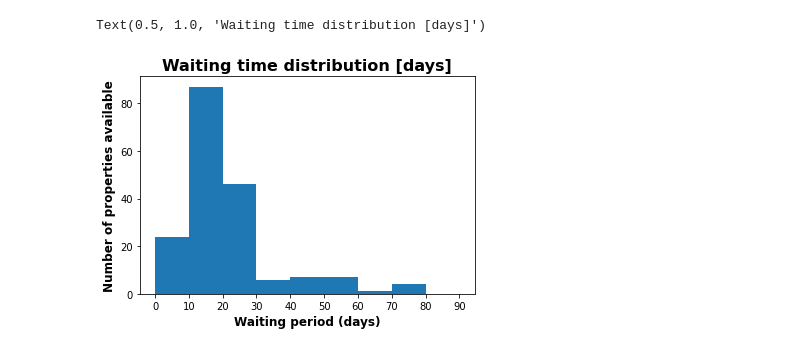
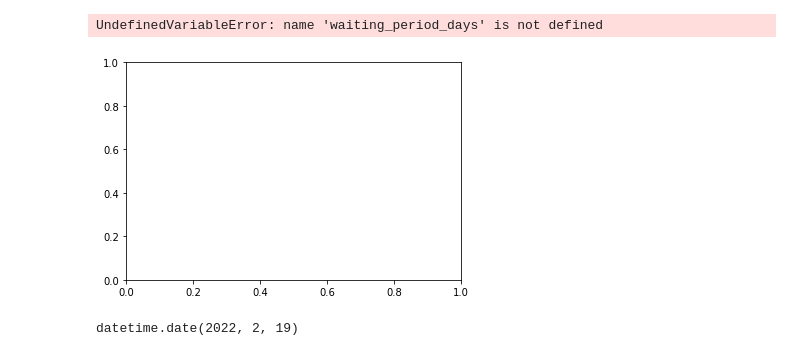
Before and after one commit to ManuelJua/zoopla_property_analysis, a Jupyter notebook: zoopla_scraper/zoopla_scraper/spiders/data_zoopla_analysis.ipynb, the cells around one changed output. Saved outputs shown, nothing was run; the diff lists cells and outputs as text; code cells hidden in the pictures.

Commit message:
Adding zoopla_edinburgh.csv, zoopla_cleaning.py and automating.bat

```diff
--- a/zoopla_scraper/zoopla_scraper/spiders/data_zoopla_analysis.ipynb
+++ b/zoopla_scraper/zoopla_scraper/spiders/data_zoopla_analysis.ipynb
@@ -2,8 +2,9 @@
 import pandas as pd
 import numpy as np
 import matplotlib.pyplot as plt
+import datetime
 pd.options.display.float_format='{:,.2f}'.format
-data=pd.read_csv('data_zoopla_edinburgh.csv')
+data=pd.read_csv('zoopla_edinburgh.csv')
 data.index.rename('property_index',inplace=True)
-data.head()
+data.shape
 # %% [output]
@@ -17,18 +12,20 @@ data.head()
 # %%
-#Cleaning columns 'price','number_beds' and 'number_baths'
-#and converting them to numeric values
+#Cleans columns 'price','number_beds' and 'number_baths'
+#and converts them to numeric values
+#Not needed in the new version of the scraper
 
-data['price']=data['price'].str.replace('[£, pcmw]','')
-data['number_beds']=data['number_beds'].str.replace('[beds ]','')
-data['number_baths']=data['number_baths'].str.replace('[ baths]','')
+#data['price']=data['price'].str.replace('[£, pcmw]','')
+#data['number_beds']=data['number_beds'].str.replace('[beds ]','')
+#data['number_baths']=data['number_baths'].str.replace('[ baths]','')
 
-data['price']=pd.to_numeric(data['price'])
-data['number_beds']=pd.to_numeric(data['number_beds'])
-data['number_baths']=pd.to_numeric(data['number_baths'])
+#data['price']=pd.to_numeric(data['price'])
+#data['number_beds']=pd.to_numeric(data['number_beds'])
+#data['number_baths']=pd.to_numeric(data['number_baths'])
-# %%
-#Cleaning columns 'available_from'
-#and converting it to datetime values
-
-data['available_from']=data['available_from'].str.replace(r'(Available from )?','')
-data['available_from']=pd.to_datetime(data['available_from'],errors='coerce')
-data['available_from'].fillna(pd.to_datetime('today'),inplace=True)
+# %%
+#Converting string data to datetime.date
+
+
+data['available_from']=pd.to_datetime(data['available_from'],errors='coerce')
+data['available_from']=data['available_from'].dt.date
+data['incorporation_date']=pd.to_datetime(data['incorporation_date'],errors='coerce')
+data['incorporation_date']=data['incorporation_date'].dt.date
@@ -117,18 +130,21 @@ Text(0.5, 1.0, 'Distribution of rent (properties below 2500 pcm) [pcm]')
 # %%
 fig,ax=plt.subplots()
 
-data['waiting_period_days']=data['available_from'].apply(lambda x:(x-pd.datetime.now()).days)
+#data['waiting_period_days']=data['available_from'] FIX THIS SO DIFFERENCE CAN BE CALCULLATED
+waiting_period_days_after_3_days=data.query('waiting_period_days<100 & waiting_period_days>3')['waiting_period_days']
 
-waiting_period_days_after_3_days=data[(data['waiting_period_days']<100) & (data['waiting_period_days']>3)]['waiting_period_days']
-waiting_period_days_after_3_days
 ax.hist(waiting_period_days_after_3_days.values,bins=np.arange(0,100,10))
 ax.set_xticks(np.arange(0,100,10))
 ax.set_xlabel('Waiting period (days)',fontsize=12,fontweight='heavy')
 ax.set_ylabel('Number of properties available',fontsize=12,fontweight='heavy')
 ax.set_title('Waiting time distribution [days]',fontsize=16,fontweight='heavy')
 # %% [output]
-Text(0.5, 1.0, 'Waiting time distribution [days]')
+UndefinedVariableError: name 'waiting_period_days' is not defined
-[figure, old version]
+[figure, new version]
+# %%
+datetime.datetime.now().date()
+# %% [output]
+datetime.date(2022, 2, 19)
 # %%
 #Let's do the same analysis segmenting by different types of properties and prices
 # %%
```
Also changed, not shown: parts of 16 cells of this notebook, 7 other files.
